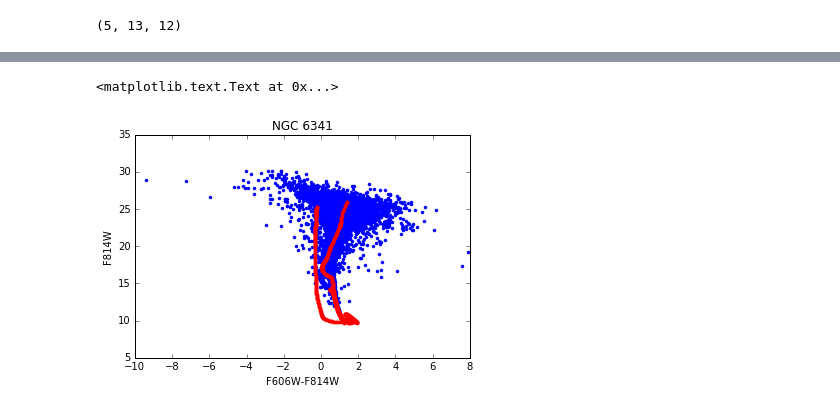
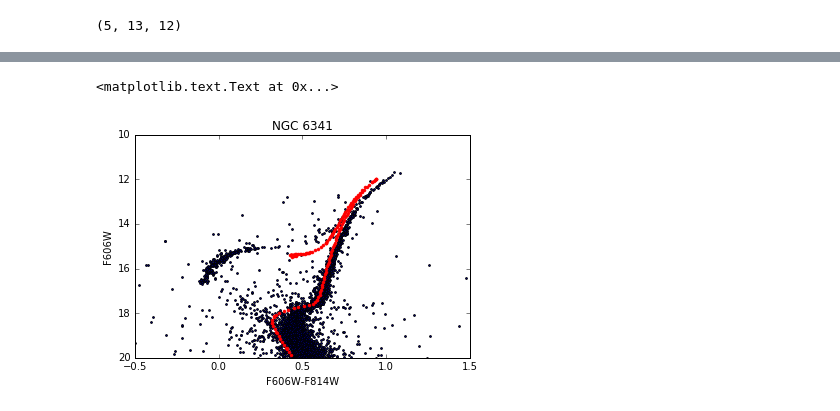
Before and after one commit to dgorthi/ay250, a Jupyter notebook: hw03/isochrone_fitting.ipynb, the cells around one changed output, grey strips where cells are left out. Cells and saved outputs as stored; diff of their text form; code cells hidden in the pictures.

```diff
--- a/hw03/isochrone_fitting.ipynb
+++ b/hw03/isochrone_fitting.ipynb
@@ -170,4 +211,7 @@ plt.plot((parsec_isos[2.15][9.55][0] - parsec_isos[2.15][9.55][1]),
 # %%
+color = data[0]-data[1]
+mag = data[0]
+
 z = list(parsec_isos.keys())
 np.sort(z)
 age = list(parsec_isos[2.15].keys())
@@ -181,27 +225,18 @@ for i,met in enumerate(z):
     for j,ages in enumerate(age):
         c = parsec_isos[met][ages][0] - parsec_isos[met][ages][1]
         for k,dist in enumerate(D):
-            m = np.copy(parsec_isos[met][ages][1])
+            m = np.copy(parsec_isos[met][ages][0])
             m += -5 + 5*np.log10(dist*1e3) + 0.034
 
+            mask = np.where(m < 20)
+            mfil = m[mask]
+            cfil = c[mask]
+
             ls = 0
-            for l,x in enumerate(c):
-                ls+= ((color-x)**2 + (mag-m[l])**2).min()
+            for l,x in enumerate(cfil):
+                ls+= ((color-x)**2 + (mag-mfil[l])**2).min()
 
             lsq[i][j][k] = ls
-
-#             f4,ax4 = plt.subplots(1,1)
-#             ax4.plot((data[0]-data[1]),data[1],'b.')
-#             ax4.plot(c,m,'r.')
-
-#             break
-#         break
-#     break
-
-#             if ls < deviation:
-#                 z = met
-#                 a = age
-#                 d = distance
 # %% [output]
 (5, 13, 12)
 # %%
@@ -215,11 +250,19 @@ print (z_final,age_final,dist_final)
 # %%
 f3,ax3 = plt.subplots(1,1)
-ax3.plot((data[0]-data[1]),data[1],'b.')
-m = isochrones[z_final][age_final][1] -5 + 5*np.log10(dist_final*1e3) + 0.034
-ax3.plot((isochrones[z_final][age_final][0]-isochrones[z_final][age_final][1]),m,'r.')
+
+c = parsec_isos[z_final][age_final][0]-parsec_isos[z_final][age_final][1]
+m = parsec_isos[z_final][age_final][0] -5 + 5*np.log10(dist_final*1e3)
+mask = np.where(m < 20)
+mfil = m[mask]
+cfil = c[mask]
+
+ax3.scatter((data[0]-data[1]),data[0],s=3.0)
+ax3.plot(cfil,mfil,'r.')
+ax3.set_ylim(20,10)
+ax3.set_xlim(-0.5,1.5)
 ax3.set_xlabel(r'F606W-F814W')
-ax3.set_ylabel(r'F814W')
+ax3.set_ylabel(r'F606W')
 ax3.set_title('NGC 6341')
 # %% [output]
 <matplotlib.text.Text at 0x...>
-[figure, old version]
+[figure, new version]
```
Also changed, not shown: parts of 19 cells of this notebook, 2 other files.
